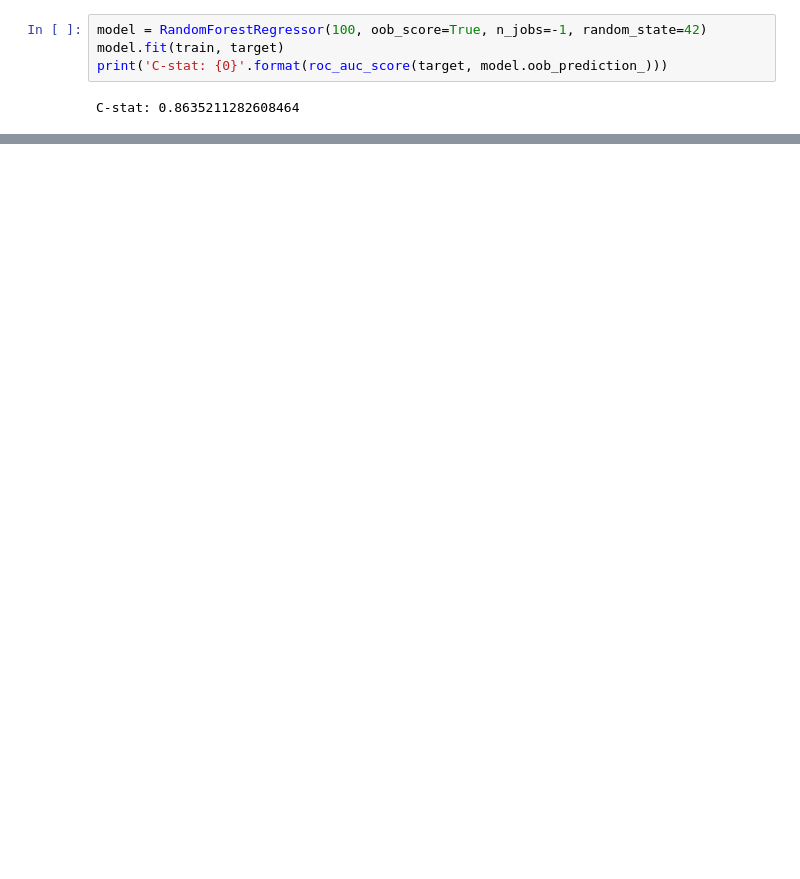
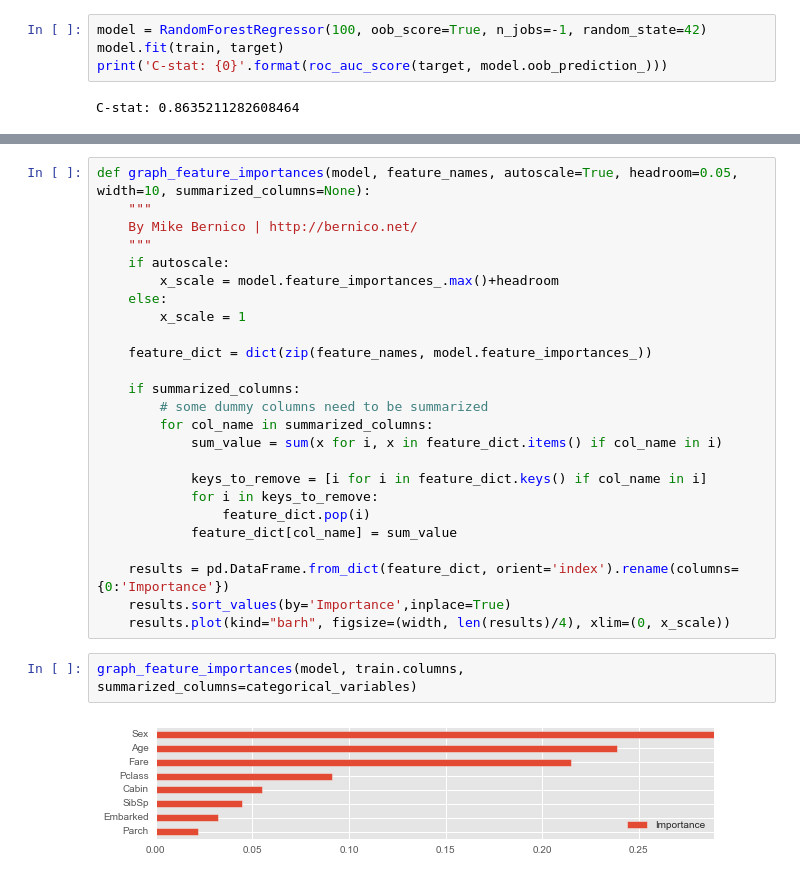
Before and after one commit to CanCeylan/ml-projects, a Jupyter notebook: titanic/Random Forest.ipynb, the cells around one changed output, grey strips where cells are left out. Saved outputs shown, nothing was run; the diff lists cells and outputs as text; blank space fills up the shorter version.

```diff
--- a/titanic/Random Forest.ipynb
+++ b/titanic/Random Forest.ipynb
@@ -129,0 +175,29 @@ C-stat: 0.8635211282608464
+# %%
+def graph_feature_importances(model, feature_names, autoscale=True, headroom=0.05, width=10, summarized_columns=None):
+    """
+    By Mike Bernico | http://bernico.net/
+    """
+    if autoscale:
+        x_scale = model.feature_importances_.max()+headroom
+    else:
+        x_scale = 1
+
+    feature_dict = dict(zip(feature_names, model.feature_importances_))
+
+    if summarized_columns:
+        # some dummy columns need to be summarized
+        for col_name in summarized_columns:
+            sum_value = sum(x for i, x in feature_dict.items() if col_name in i)
+
+            keys_to_remove = [i for i in feature_dict.keys() if col_name in i]
+            for i in keys_to_remove:
+                feature_dict.pop(i)
+            feature_dict[col_name] = sum_value
+
+    results = pd.DataFrame.from_dict(feature_dict, orient='index').rename(columns={0:'Importance'})
+    results.sort_values(by='Importance',inplace=True)
+    results.plot(kind="barh", figsize=(width, len(results)/4), xlim=(0, x_scale))
+# %%
+graph_feature_importances(model, train.columns, summarized_columns=categorical_variables)
+# %% [output]
+[figure, added]
```
Also changed, not shown: parts of 16 cells of this notebook, 1 other file.
